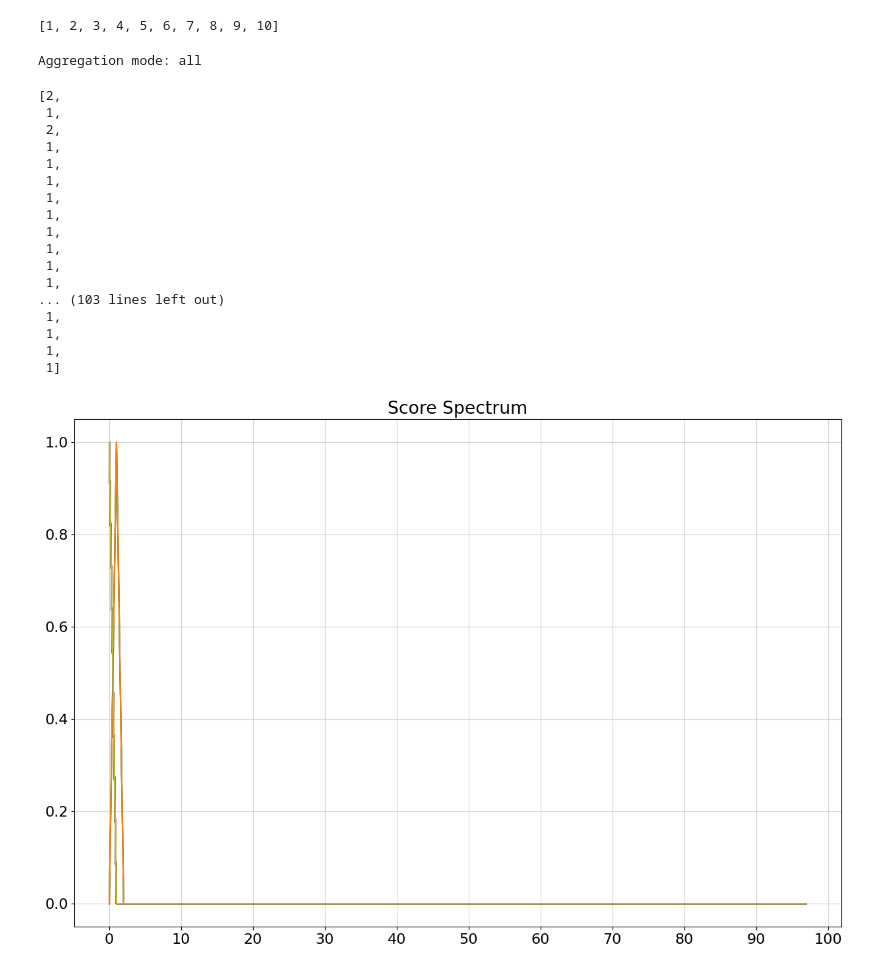
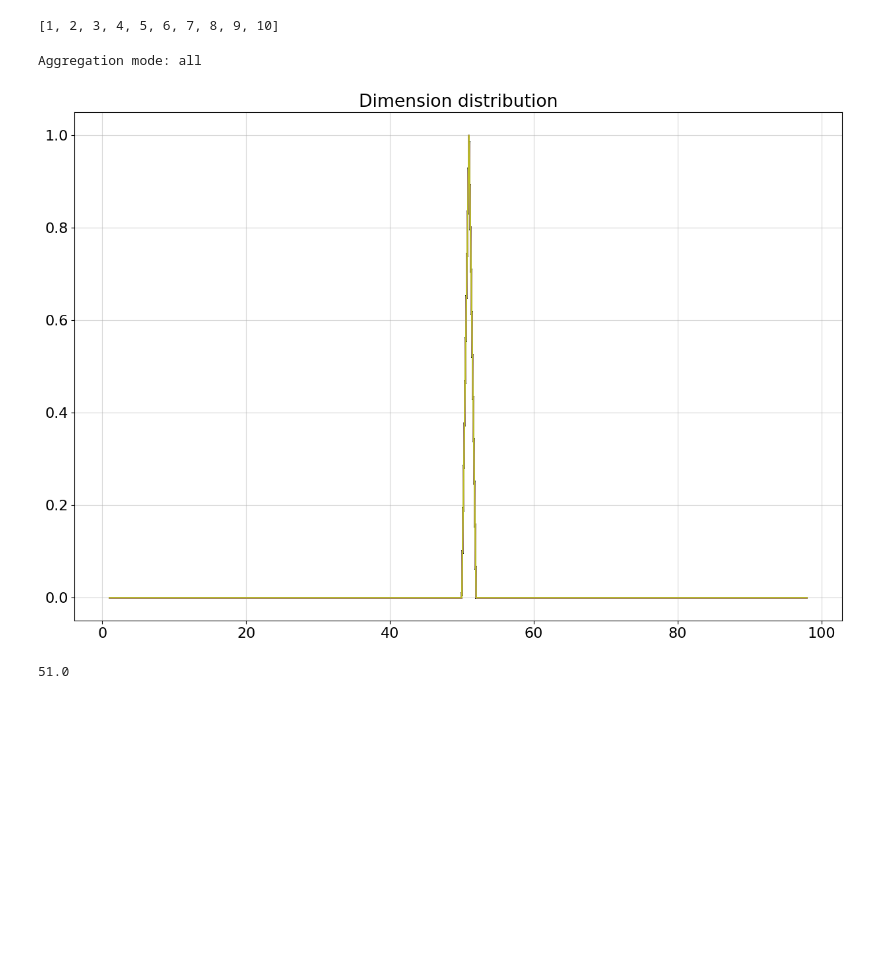
Before and after one commit to GBATZOLIS/conditional_score_diffusion, a Jupyter notebook: notebooks/plot_spectrum.ipynb, the cells around one changed output. Cells and saved outputs as stored; diff of their text form; code cells hidden in the pictures; blank space fills up the shorter version.

```diff
--- a/notebooks/plot_spectrum.ipynb
+++ b/notebooks/plot_spectrum.ipynb
@@ -12,8 +10,8 @@ Moving cwd to /store/CIA/js2164/repos/diffusion/score_sde_pytorch
 # %%
 #path = 'logs/ksphere/n_1/dim_10/random_isometry/uniform_random/svd/svd_9000.pkl'
-#path = 'logs/ksphere/n_1/dim_50/random_isometry/uniform_random/svd/svd_14000.pkl'
+path = 'logs/ksphere/n_1/dim_50/random_isometry/uniform_random/svd/svd_14000.pkl'
 #path = 'logs/line/sine_line/svd/svd_26500.pkl'
-path = 'logs/mammoth/ve_random/svd/svd_16500.pkl'
+#path = 'logs/mammoth/ve_random/svd/svd_16500.pkl'
 # %%
 list(range(1,10+1))
 # %% [output]
@@ -27,24 +25,9 @@ import plot_utils
 importlib.reload(plot_utils)
 from plot_utils import plot_spectrum, plot_distribution
 # %%
-plot_distribution(svd, mode='all')
+dims = plot_distribution(svd, mode='all')
+print(np.mean(dims))
 # %% [output]
 Aggregation mode: all
+[figure, new version]
-[2,
- 1,
- 2,
- 1,
- 1,
- 1,
- 1,
- 1,
- 1,
- 1,
- 1,
- 1,
-... (103 lines left out)
- 1,
- 1,
- 1,
- 1]
+51.0
-[figure, old version]
```
Also changed, not shown: parts of 1 cell of this notebook, 2 other files.
